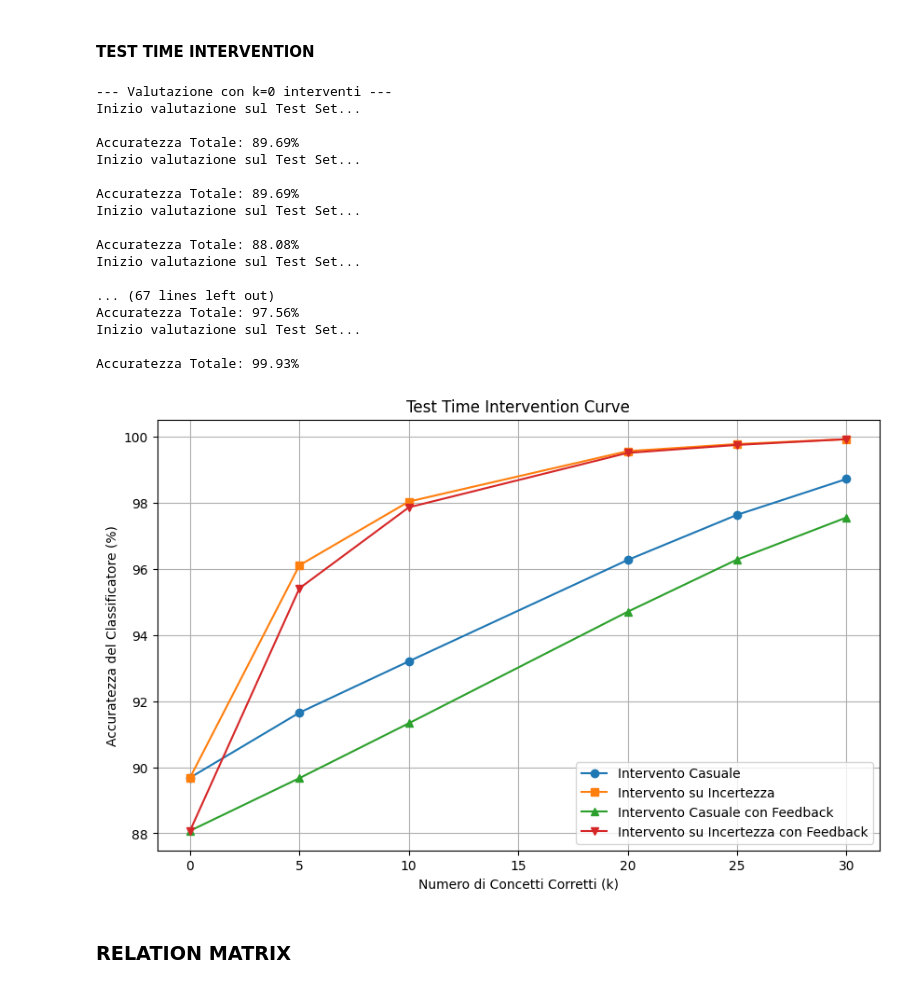
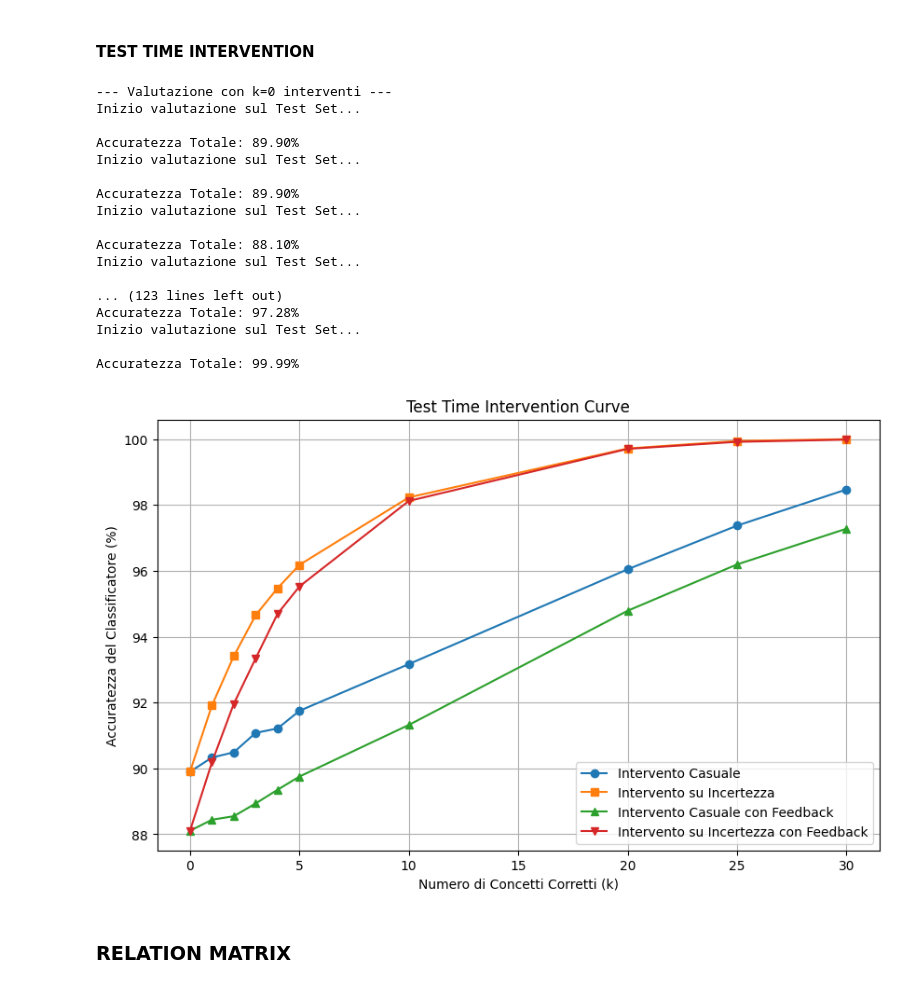
Before and after one commit to stefano-gamba/BoxEmbeddingCBM, a Jupyter notebook: notebooks/independent_training.ipynb, the cells around one changed output. Cells and saved outputs as stored; diff of their text form; code cells hidden in the pictures.

```diff
--- a/notebooks/independent_training.ipynb
+++ b/notebooks/independent_training.ipynb
@@ -478,34 +484,34 @@ array([[4.40332592e-02, 5.87275475e-02, 6.86246276e-05, ...,
 # %%
 from src.utils.plot import plot_intervention_curve
 plot_intervention_curve(
-    k_values=[0,5,10,20,25,30],
+    k_values=[0,1,2,3,4,5,10,20,25,30],
     model=b_model,
     test_loader=test_dataloader,
     class_concept_matrix=class_concept_matrix,
     boxes_tensor=box_tensors,
     device=device,
     info=info,
     concept_predictor=concept_predictor
 )
 # %% [output]
 --- Valutazione con k=0 interventi ---
 Inizio valutazione sul Test Set...
 
-Accuratezza Totale: 89.69%
+Accuratezza Totale: 89.90%
 Inizio valutazione sul Test Set...
 
-Accuratezza Totale: 89.69%
+Accuratezza Totale: 89.90%
 Inizio valutazione sul Test Set...
 
-Accuratezza Totale: 88.08%
+Accuratezza Totale: 88.10%
 Inizio valutazione sul Test Set...
 
-... (67 lines left out)
-Accuratezza Totale: 97.56%
+... (123 lines left out)
+Accuratezza Totale: 97.28%
 Inizio valutazione sul Test Set...
 
-Accuratezza Totale: 99.93%
+Accuratezza Totale: 99.99%
-[figure, old version]
+[figure, new version]
 # %% [markdown]
 ### RELATION MATRIX
 # %%
```
Also changed, not shown: parts of 9 cells of this notebook, 6 other files.
